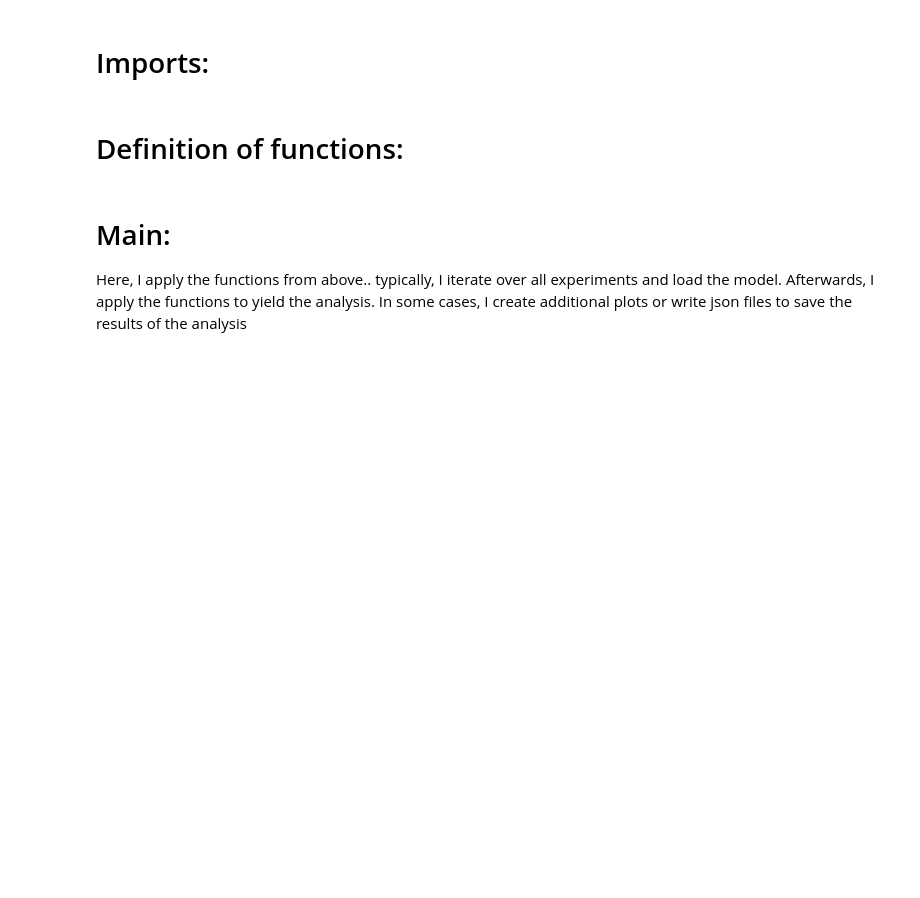
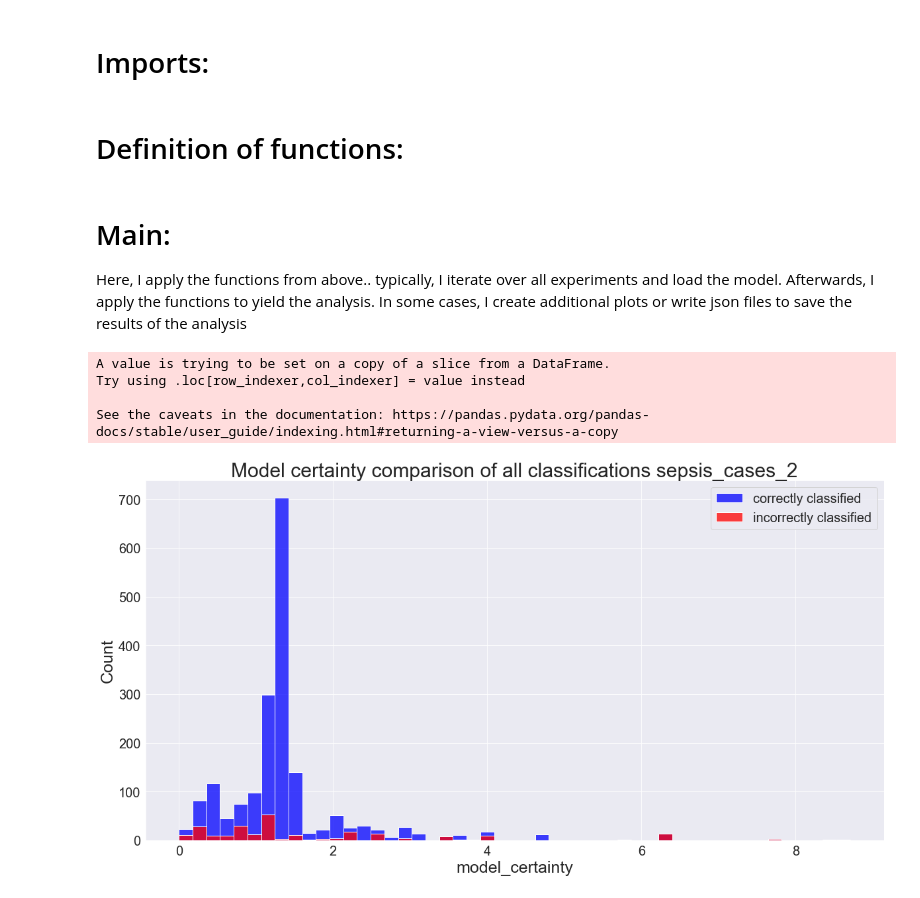
Before and after one commit to lucky-luke-98/PPM_Seminar, a Jupyter notebook: further_analysis.ipynb, the cells around one changed output. Cells and saved outputs as stored; diff of their text form; code cells hidden in the pictures; blank space fills up the shorter version.

Commit message:
performed changes to analysis in order to optimize visualizations

```diff
--- a/further_analysis.ipynb
+++ b/further_analysis.ipynb
@@ -13,7 +13,7 @@ plt.rcParams['figure.figsize'] = (20, 8)
 # Definition of functions:
 # %%
 # search for columns_selection
-def determine_columns_sel(dataset_name):
+def determine_columns_sel(dataset_name : str):
 
     # initialize columns_sel as list
     columns_sel = []
@@ -42,7 +42,7 @@ def determine_columns_sel(dataset_name):
     return columns_sel
 # %%
 # collection of model and evaluation with test-set
-def creation_and_prediction(dataset_name, columns_sel):
+def creation_and_prediction(dataset_name : str, columns_sel : list):
 
     # create model from train_anfis.py
     model = torch.load('models_lj/model_' + dataset_name + '.h5')
@@ -63,7 +63,7 @@ def creation_and_prediction(dataset_name, columns_sel):
     return df_features, df_targets
 # %%
 # creation of certainty-histograms with 50 bins. Distinguishment between false and correct cases
-def histplot_model_certainty(df_features, df_targets, dataset_name):
+def histplot_model_certainty_general(df_features : pd.DataFrame, df_targets : pd.DataFrame, dataset_name : str):
 
     # check if classification of model is similar to the true classification of the feature vector
     false_class_df = df_features.loc[df_targets['Classification'] != df_targets['model_classification']]
@@ -72,14 +72,14 @@ def histplot_model_certainty(df_features, df_targets, dataset_name):
     histplot_binning = np.linspace(0, df_targets['model_certainty'].max(), 50)
     # create visualization
     fig, axs = plt.subplots(1,1)
-    sn.histplot(data=df_targets, x='model_certainty', bins=histplot_binning, color='b', label='all')
-    sn.histplot(data=false_class_df, x='model_certainty', bins=histplot_binning, color='r', label='false')
-    axs.set_title(f'Model certainty comparison of all and false classifications of the test-set of {dataset_name}', fontsize=20)
-    axs.legend(fontsize=15)
-    axs.set_xlabel('model_certainty', fontsize=15)
-    axs.set_ylabel('Count', fontsize=15)
-    axs.tick_params(labelsize=12)
-    #plt.savefig('results/further_analysis/results/further_analysis/comparison_certainty_histogram_correct_false/'+dataset_name+'_hist-certainty.png')
+    sn.histplot(data=df_targets, x='model_certainty', bins=histplot_binning, color='blue', label='correctly classified')
+    sn.histplot(data=false_class_df, x='model_certainty', bins=histplot_binning, color='red', label='incorrectly classified')
+    axs.set_title(f'Model certainty comparison of all classifications {dataset_name}', fontsize=30)
+    axs.legend(fontsize=20)
+    axs.set_xlabel('model_certainty', fontsize=25)
+    axs.set_ylabel('Count', fontsize=25)
+    axs.tick_params(labelsize=20)
+    plt.savefig(f'results/further_analysis/comparison_certainty_histogram_correct_false/{dataset_name}_hist-certainty.png')
     plt.show()
 # %%
 # binning of ids that were assigned faulty corresponding to their prediction certainty
@@ -133,3 +150,17 @@ def write_json(dictionary):
 Here, I apply the functions from above.. typically, I iterate over all experiments and load the model.
 Afterwards, I apply the functions to yield the analysis.
 In some cases, I create additional plots or write json files to save the results of the analysis
+# %%
+datasets = ['sepsis_cases_1', 'sepsis_cases_2', 'sepsis_cases_4', 'production', 'bpic2011_f1', 'bpic2011_f2', 'bpic2011_f3', 'bpic2011_f4', 'bpic2012_accepted', 'bpic2012_declined', 'bpic2012_cancelled']
+
+name = datasets[1]
+# %%
+# creation of folder 'comparison_certainty_histogram_correct_false'
+df_feat, df_targ = creation_and_prediction(name, determine_columns_sel(name))
+histplot_model_certainty_general(df_feat, df_targ, name)
+# %% [output]
+A value is trying to be set on a copy of a slice from a DataFrame.
+Try using .loc[row_indexer,col_indexer] = value instead
+
+See the caveats in the documentation: https://pandas.pydata.org/pandas-docs/stable/user_guide/indexing.html#returning-a-view-versus-a-copy
+[figure, added]
```
Also changed, not shown: parts of 12 cells of this notebook, 26 other files.
